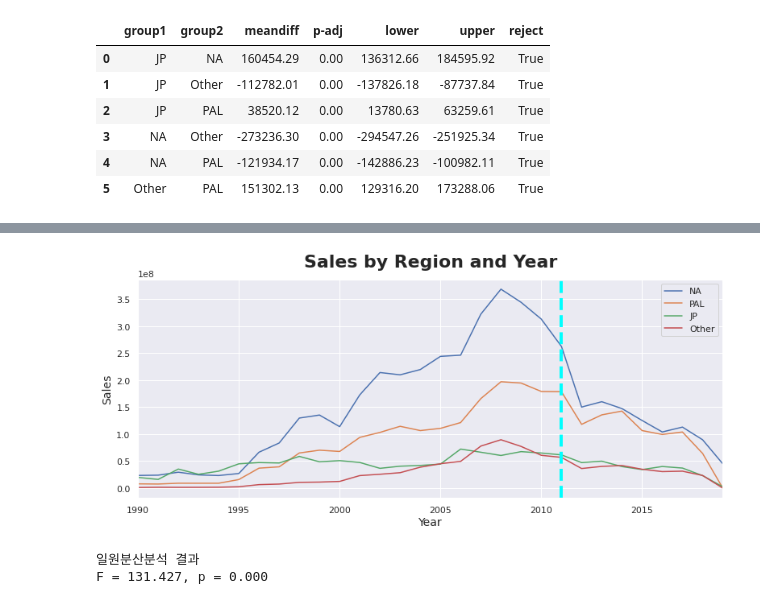
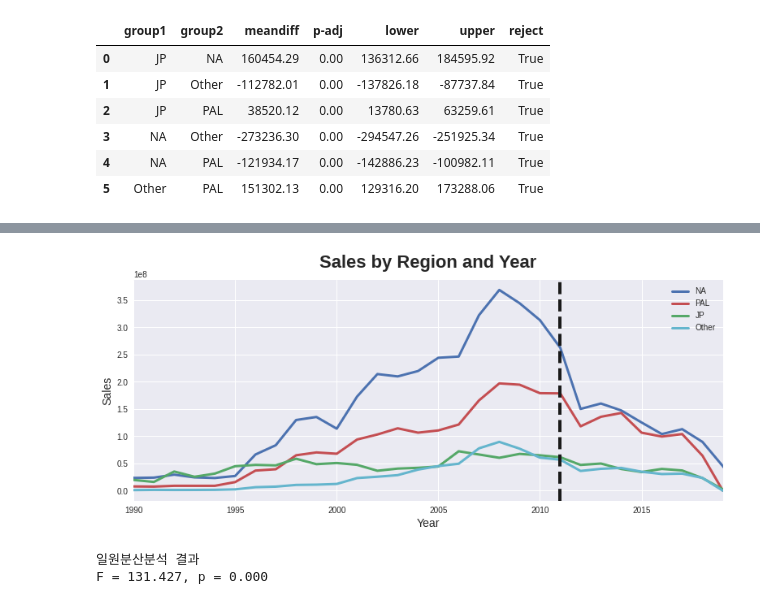
Before and after one commit to leeyeonjun85/AIB_Section_1_Project, a Jupyter notebook: Data_Analysis.ipynb, the cells around one changed output, grey strips where cells are left out. Drawn from its saved outputs; the diff is of its cells as text; code cells hidden in the pictures.

```diff
--- a/Data_Analysis.ipynb
+++ b/Data_Analysis.ipynb
@@ -85,5 +98,14 @@ pd.options.display.float_format = '{:.2f}'.format      # 소수점 둘째자리
 
 # # Colab 의 한글 폰트 설정
 # plt.rc('font', family='NanumBarunGothic')
+# %%
+plt.style.use('seaborn')
+# plt.style.use('default')
+# sns.set(font_scale=1)
+
+# pandas loat format 설정
+# pd.options.display.float_format = None                  # float 포멧 초기화
+pd.options.display.float_format = '{:.2f}'.format      # 소수점 둘째자리까지 표시
+# pd.options.display.float_format = '{:,.2f}'.format      # 천단위 콤마찍고, 소수점 둘째자리까지 표시
 # %% [markdown]
 # VGCartz
@@ -96,6 +112,6 @@ results_path = '/content/drive/Shareddrives/coding/aib/AIB_section1_project/resu
 # %%
 file_name = 'vgchartz.csv' # 최종 스크랩 Date / Time :  2023-01-06 16:00:20
-df_raw = pd.read_csv(data_path + file_name) # read
+df_raw = pd.read_csv(path_data + file_name) # read
 print(df_raw.shape)            # shape
 df_raw.head()                  # head()
 # Unnamed: 0 컬럼은 불필요함
@@ -222,7 +238,7 @@ array(['Series', 'All', 'PS3', 'PS4', 'PS2', 'X360', 'PC', 'XOne', 'PS',
 # %%
 # 웹스크래핑으로 만든 플랫폼 리스트1 불러오기
 file_name = 'console_list.csv'
-console_list1 = pd.read_csv(data_path + file_name)                # 데이터 읽기
+console_list1 = pd.read_csv(path_data + file_name)                # 데이터 읽기
 
 console_list1.drop(columns=['Unnamed: 0'], inplace=True)        # Unnamed: 0 컬럼 제거
 console_list1.rename(columns={'0': 'pf_name'}, inplace=True)    # 컬럼 이름 변경
@@ -248,7 +264,7 @@ console_list1
 # %%
 # 웹스크래핑으로 만든 플랫폼 리스트2 불러오기
 file_name = 'console_list2.csv'
-console_list2 = pd.read_csv(data_path + file_name)                # 데이터 읽기
+console_list2 = pd.read_csv(path_data + file_name)                # 데이터 읽기
 
 console_list2.drop(columns=['Unnamed: 0'], inplace=True)        # Unnamed: 0 컬럼 제거
 console_list2.rename(columns={'0' : 'pf_name'}, inplace=True)   # 컬럼 이름 변경
@@ -1522,41 +1537,41 @@ fig, ax = plt.subplots(figsize=(13, 5))
 # NA 그래프
 x_NA = df[~filt_year][NA].groupby('Year').sum()['sales'].index
 y_NA = df[~filt_year][NA].groupby('Year').sum()['sales'].values
-ax.plot(x_NA, y_NA, label='NA')
+ax.plot(x_NA, y_NA, label='NA', lw='3', color='b')
 
 # PAL 그래프
 x_PAL = df[~filt_year][PAL].groupby('Year').sum()['sales'].index
 y_PAL = df[~filt_year][PAL].groupby('Year').sum()['sales'].values
-ax.plot(x_PAL, y_PAL, label='PAL')
+ax.plot(x_PAL, y_PAL, label='PAL', lw='3', color='r')
 
 # JP 그래프
 x_JP = df[~filt_year][JP].groupby('Year').sum()['sales'].index
 y_JP = df[~filt_year][JP].groupby('Year').sum()['sales'].values
-ax.plot(x_JP, y_JP, label='JP')
+ax.plot(x_JP, y_JP, label='JP', lw='3', color='g')
 
 # Other 그래프
 x_Other = df[~filt_year][Other].groupby('Year').sum()['sales'].index
 y_Other = df[~filt_year][Other].groupby('Year').sum()['sales'].values
-ax.plot(x_Other, y_Other, label='Other')
+ax.plot(x_Other, y_Other, label='Other', lw='3', color='c')
 
 # 세로라인
-plt.axvline(2011, 0, 1, color='aqua', linestyle='--', linewidth=4)
+plt.axvline(2011, 0, 1, color='k', linestyle='--', linewidth=4)
 
 ## 그래프 설정
 plt.title('Sales by Region and Year', fontsize=22, fontweight = 'bold', pad=15)
 
 plt.xlabel('Year', fontsize=14)
 plt.ylabel('Sales', fontsize=14)
 
 plt.xlim(1990, 2019)
 ax.legend()
 plt.show()
 
 # 분석결과 저장
 file_name = '01_Sales_by_Region_and_Year.png'
-fig.savefig(results_path + file_name, dpi=150, facecolor='#eeeeee')
+fig.savefig(path_results + file_name, dpi=150, facecolor='#eeeeee')
 # %% [output]
-[figure, old version]
+[figure, new version]
 # %%
 # 2011년 이후 분산분석
 filt_2011 = (df.Year > 2011) & (df.Year < 3000)
```
Also changed, not shown: parts of 39 cells of this notebook, 35 other files.
